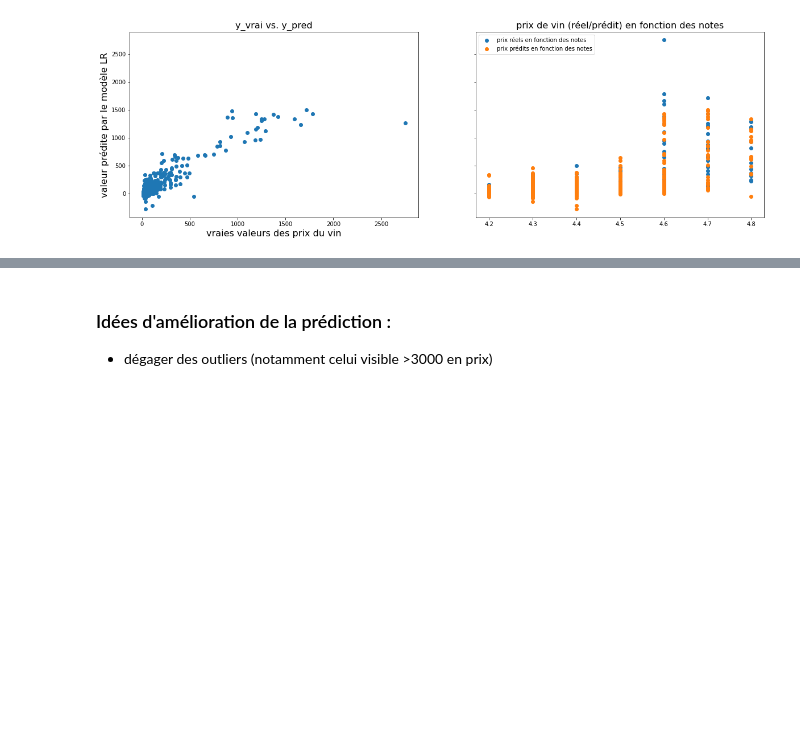
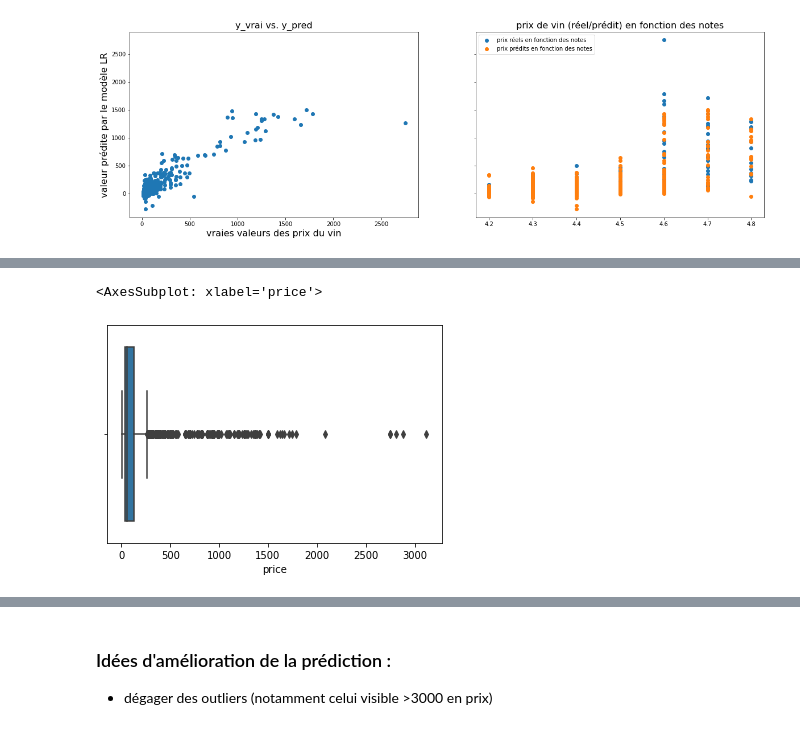
Before and after one commit to superhughhh/brief-My-first-Linear-Regression, a Jupyter notebook: spanish_wine_hadi_test.ipynb, the cells around one changed output, grey strips where cells are left out. Drawn from its saved outputs; the diff is of its cells as text; code cells hidden in the pictures; blank space fills up the shorter version.

```diff
--- a/spanish_wine_hadi_test.ipynb
+++ b/spanish_wine_hadi_test.ipynb
@@ -355,0 +392,5 @@ plt.show()
+# %%
+sns.boxplot(data=df.drop_duplicates(),x='price')
+# %% [output]
+<AxesSubplot: xlabel='price'>
+[figure, added]
```
Also changed, not shown: parts of 10 cells of this notebook.
